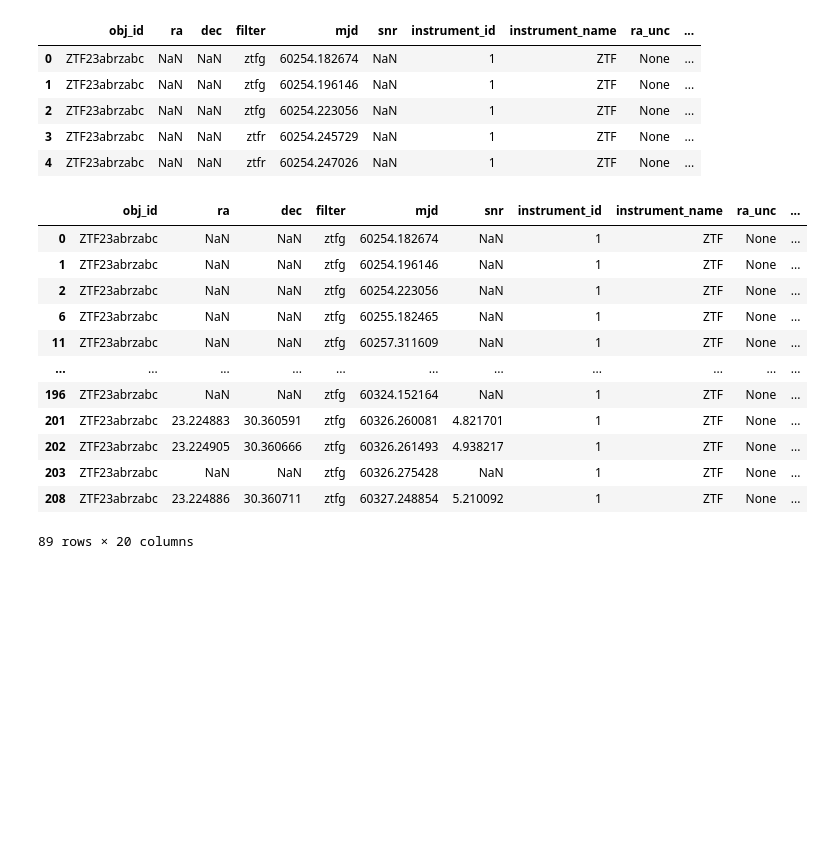
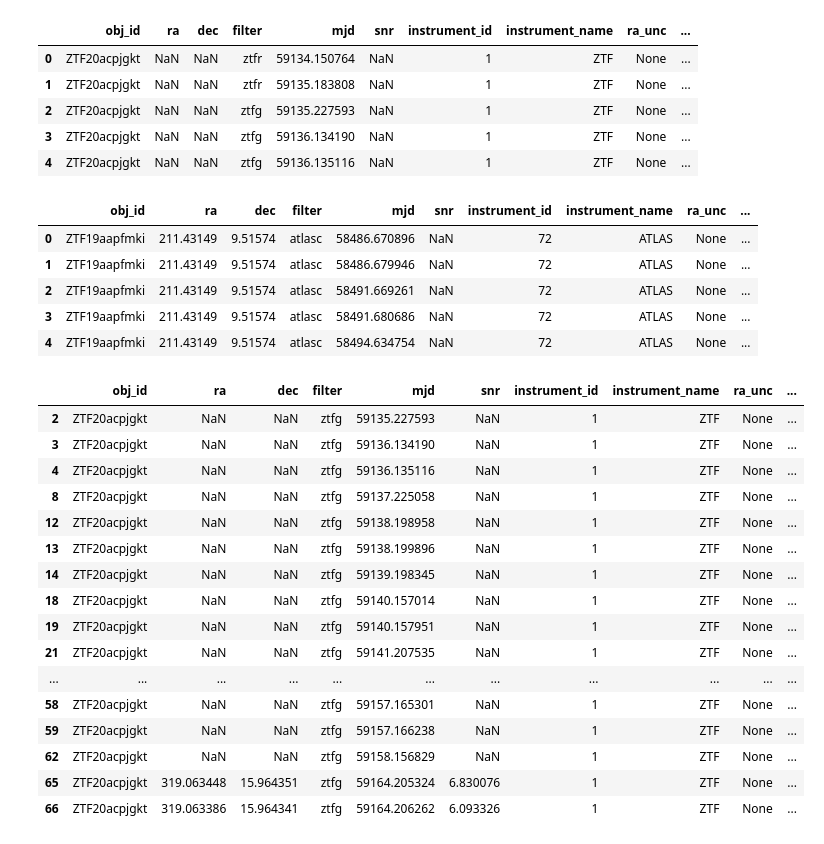
Before and after one commit to tylerbarna/kn-imposters, a Jupyter notebook: example.ipynb, the cells around one changed output. Drawn from its saved outputs; the diff is of its cells as text; code cells hidden in the pictures; blank space fills up the shorter version.

```diff
--- a/example.ipynb
+++ b/example.ipynb
@@ -91,0 +225,20 @@ dict_keys(['ZTF23abrzabc', 'ZTF21acnjzwy', 'ZTF22absxjze', 'ZTF23aamibcp', 'ZTF2
+# %%
+# Initialize an empty dictionary to store non-empty items
+flc_dict = {}
+elc_dict = {}
+
+# Iterate over the items in lc_dict
+for key, value in lc_dict.items():
+    # Check if the value is not empty
+    if not value.empty:
+        # If the value is not empty, add it to the new dictionary
+        flc_dict[key] = value
+    else:
+        # If the value is empty, print the key
+        print(f"{key}")
+        elc_dict[key] = value
+
+# Now non_empty_lc_dict contains only the items from lc_dict that are not empty
+
+print('number of non-empty lightcurves:', len(flc_dict))
+print('number of empty lightcurves:', len(elc_dict))
@@ -92,25 +263,36 @@ dict_keys(['ZTF23abrzabc', 'ZTF21acnjzwy', 'ZTF22absxjze', 'ZTF23aamibcp', 'ZTF2
 # %%
-lc_dict = {key: pd.DataFrame.from_dict(val) for key, val in photometry_dict.items()}
 
-display(lc_dict[list(lc_dict.keys())[0]].head())
-lc_dict[list(lc_dict.keys())[0]][lc_dict[list(lc_dict.keys())[0]]['filter'] == 'ztfg']
+display(flc_dict[list(flc_dict.keys())[0]].head())
+display(flc_dict[list(flc_dict.keys())[2]].head())
+display(flc_dict[list(flc_dict.keys())[0]][flc_dict[list(flc_dict.keys())[0]]['filter'] == 'ztfg'])
+display(flc_dict[list(flc_dict.keys())[1]][flc_dict[list(flc_dict.keys())[1]]['filter'] == 'ztfg'])
 # %% [output]
 |  | obj_id | ra | dec | filter | mjd | snr | instrument_id | instrument_name | ra_unc | ... |
-| 0 | ZTF23abrzabc | NaN | NaN | ztfg | 60254.182674 | NaN | 1 | ZTF | None | ... |
-| 1 | ZTF23abrzabc | NaN | NaN | ztfg | 60254.196146 | NaN | 1 | ZTF | None | ... |
-| 2 | ZTF23abrzabc | NaN | NaN | ztfg | 60254.223056 | NaN | 1 | ZTF | None | ... |
-| 3 | ZTF23abrzabc | NaN | NaN | ztfr | 60254.245729 | NaN | 1 | ZTF | None | ... |
-| 4 | ZTF23abrzabc | NaN | NaN | ztfr | 60254.247026 | NaN | 1 | ZTF | None | ... |
+| 0 | ZTF20acpjgkt | NaN | NaN | ztfr | 59134.150764 | NaN | 1 | ZTF | None | ... |
+| 1 | ZTF20acpjgkt | NaN | NaN | ztfr | 59135.183808 | NaN | 1 | ZTF | None | ... |
+| 2 | ZTF20acpjgkt | NaN | NaN | ztfg | 59135.227593 | NaN | 1 | ZTF | None | ... |
+| 3 | ZTF20acpjgkt | NaN | NaN | ztfg | 59136.134190 | NaN | 1 | ZTF | None | ... |
+| 4 | ZTF20acpjgkt | NaN | NaN | ztfg | 59136.135116 | NaN | 1 | ZTF | None | ... |
 |  | obj_id | ra | dec | filter | mjd | snr | instrument_id | instrument_name | ra_unc | ... |
-| 0 | ZTF23abrzabc | NaN | NaN | ztfg | 60254.182674 | NaN | 1 | ZTF | None | ... |
-| 1 | ZTF23abrzabc | NaN | NaN | ztfg | 60254.196146 | NaN | 1 | ZTF | None | ... |
-| 2 | ZTF23abrzabc | NaN | NaN | ztfg | 60254.223056 | NaN | 1 | ZTF | None | ... |
-| 6 | ZTF23abrzabc | NaN | NaN | ztfg | 60255.182465 | NaN | 1 | ZTF | None | ... |
-| 11 | ZTF23abrzabc | NaN | NaN | ztfg | 60257.311609 | NaN | 1 | ZTF | None | ... |
-| ... | ... | ... | ... | ... | ... | ... | ... | ... | ... | ... |
-| 196 | ZTF23abrzabc | NaN | NaN | ztfg | 60324.152164 | NaN | 1 | ZTF | None | ... |
-| 201 | ZTF23abrzabc | 23.224883 | 30.360591 | ztfg | 60326.260081 | 4.821701 | 1 | ZTF | None | ... |
-| 202 | ZTF23abrzabc | 23.224905 | 30.360666 | ztfg | 60326.261493 | 4.938217 | 1 | ZTF | None | ... |
-| 203 | ZTF23abrzabc | NaN | NaN | ztfg | 60326.275428 | NaN | 1 | ZTF | None | ... |
-| 208 | ZTF23abrzabc | 23.224886 | 30.360711 | ztfg | 60327.248854 | 5.210092 | 1 | ZTF | None | ... |
+| 0 | ZTF19aapfmki | 211.43149 | 9.51574 | atlasc | 58486.670896 | NaN | 72 | ATLAS | None | ... |
+| 1 | ZTF19aapfmki | 211.43149 | 9.51574 | atlasc | 58486.679946 | NaN | 72 | ATLAS | None | ... |
+| 2 | ZTF19aapfmki | 211.43149 | 9.51574 | atlasc | 58491.669261 | NaN | 72 | ATLAS | None | ... |
+| 3 | ZTF19aapfmki | 211.43149 | 9.51574 | atlasc | 58491.680686 | NaN | 72 | ATLAS | None | ... |
+| 4 | ZTF19aapfmki | 211.43149 | 9.51574 | atlasc | 58494.634754 | NaN | 72 | ATLAS | None | ... |
-89 rows × 20 columns
+|  | obj_id | ra | dec | filter | mjd | snr | instrument_id | instrument_name | ra_unc | ... |
+| 2 | ZTF20acpjgkt | NaN | NaN | ztfg | 59135.227593 | NaN | 1 | ZTF | None | ... |
+| 3 | ZTF20acpjgkt | NaN | NaN | ztfg | 59136.134190 | NaN | 1 | ZTF | None | ... |
+| 4 | ZTF20acpjgkt | NaN | NaN | ztfg | 59136.135116 | NaN | 1 | ZTF | None | ... |
+| 8 | ZTF20acpjgkt | NaN | NaN | ztfg | 59137.225058 | NaN | 1 | ZTF | None | ... |
+| 12 | ZTF20acpjgkt | NaN | NaN | ztfg | 59138.198958 | NaN | 1 | ZTF | None | ... |
+| 13 | ZTF20acpjgkt | NaN | NaN | ztfg | 59138.199896 | NaN | 1 | ZTF | None | ... |
+| 14 | ZTF20acpjgkt | NaN | NaN | ztfg | 59139.198345 | NaN | 1 | ZTF | None | ... |
+| 18 | ZTF20acpjgkt | NaN | NaN | ztfg | 59140.157014 | NaN | 1 | ZTF | None | ... |
+| 19 | ZTF20acpjgkt | NaN | NaN | ztfg | 59140.157951 | NaN | 1 | ZTF | None | ... |
+| 21 | ZTF20acpjgkt | NaN | NaN | ztfg | 59141.207535 | NaN | 1 | ZTF | None | ... |
+| ... | ... | ... | ... | ... | ... | ... | ... | ... | ... | ... |
+| 58 | ZTF20acpjgkt | NaN | NaN | ztfg | 59157.165301 | NaN | 1 | ZTF | None | ... |
+| 59 | ZTF20acpjgkt | NaN | NaN | ztfg | 59157.166238 | NaN | 1 | ZTF | None | ... |
+| 62 | ZTF20acpjgkt | NaN | NaN | ztfg | 59158.156829 | NaN | 1 | ZTF | None | ... |
+| 65 | ZTF20acpjgkt | 319.063448 | 15.964351 | ztfg | 59164.205324 | 6.830076 | 1 | ZTF | None | ... |
+| 66 | ZTF20acpjgkt | 319.063386 | 15.964341 | ztfg | 59164.206262 | 6.093326 | 1 | ZTF | None | ... |
```
Also changed, not shown: parts of 15 cells of this notebook, 7 other files.
